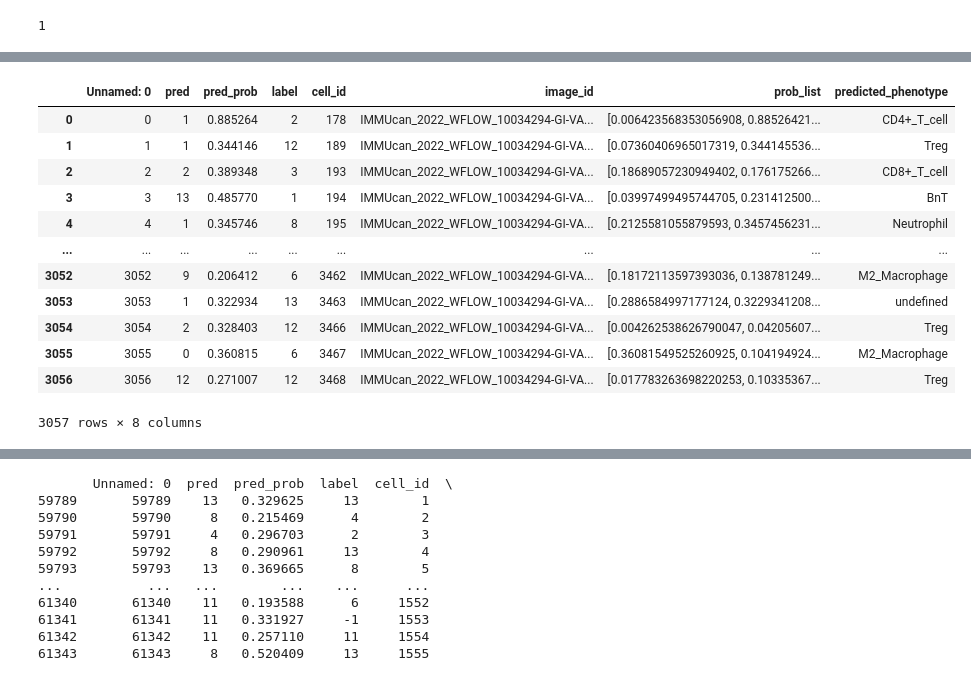
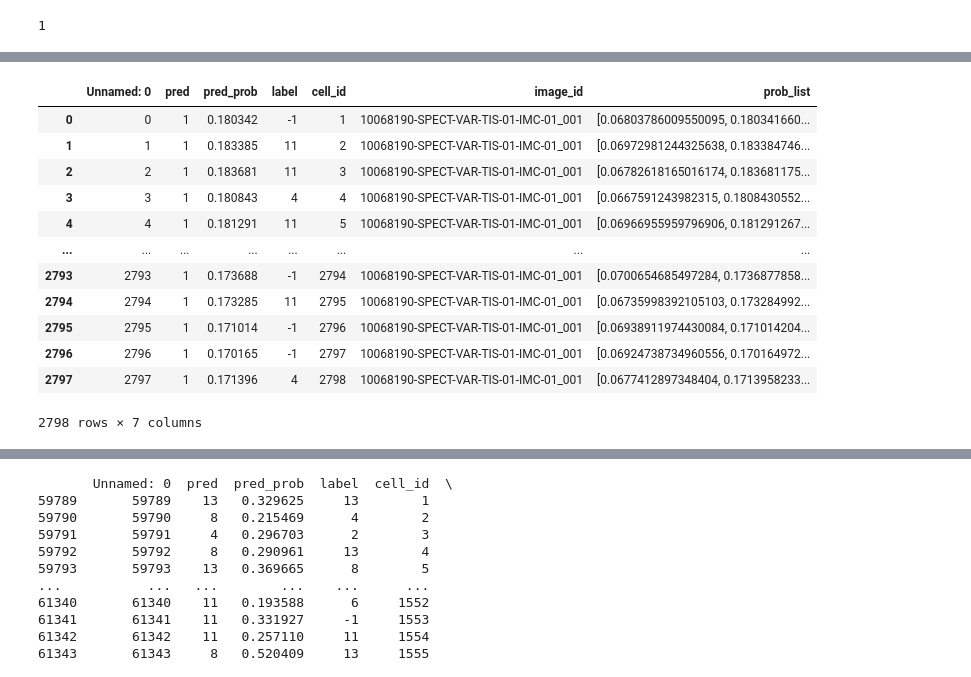
Before and after one commit to SchapiroLabor/CellSighter, a Jupyter notebook: check_results.ipynb, the cells around one changed output, grey strips where cells are left out. Saved outputs shown, nothing was run; the diff lists cells and outputs as text; code cells hidden in the pictures.

```diff
--- a/check_results.ipynb
+++ b/check_results.ipynb
@@ -5,5 +5,5 @@ from sklearn.metrics import classification_report, confusion_matrix, ConfusionMa
 import json
 import tifffile as tiff
 # %%
-val = pd.read_csv("/Users/lukashat/Documents/PhD_Schapiro/Projects/phenotype_benchmark/cellsighter/results_IMMUcan/test_results_fold_0.csv")
+val = pd.read_csv("/Users/lukashat/Documents/PhD_Schapiro/Projects/phenotype_benchmark/cellsighter/results_IMMUcan/test_results_fold_0_test_set.csv")
 df = pd.read_csv("/Users/lukashat/Documents/PhD_Schapiro/Projects/phenotype_benchmark/datasets/IMMUcan_quantification.csv")
@@ -50,16 +92,16 @@ val
 # %%
-val[val['image_id'] =='IMMUcan_2022_WFLOW_10034294-GI-VAR-TIS-UNST-03_004']
+val[val['image_id'] =='10068190-SPECT-VAR-TIS-01-IMC-01_001']
 # %% [output]
-|  | Unnamed: 0 | pred | pred_prob | label | cell_id | image_id | prob_list | predicted_phenotype |
-| 0 | 0 | 1 | 0.885264 | 2 | 178 | IMMUcan_2022_WFLOW_10034294-GI-VA... | [0.006423568353056908, 0.88526421... | CD4+_T_cell |
-| 1 | 1 | 1 | 0.344146 | 12 | 189 | IMMUcan_2022_WFLOW_10034294-GI-VA... | [0.07360406965017319, 0.344145536... | Treg |
-| 2 | 2 | 2 | 0.389348 | 3 | 193 | IMMUcan_2022_WFLOW_10034294-GI-VA... | [0.18689057230949402, 0.176175266... | CD8+_T_cell |
-| 3 | 3 | 13 | 0.485770 | 1 | 194 | IMMUcan_2022_WFLOW_10034294-GI-VA... | [0.03997499495744705, 0.231412500... | BnT |
-| 4 | 4 | 1 | 0.345746 | 8 | 195 | IMMUcan_2022_WFLOW_10034294-GI-VA... | [0.2125581055879593, 0.3457456231... | Neutrophil |
-| ... | ... | ... | ... | ... | ... | ... | ... | ... |
-| 3052 | 3052 | 9 | 0.206412 | 6 | 3462 | IMMUcan_2022_WFLOW_10034294-GI-VA... | [0.18172113597393036, 0.138781249... | M2_Macrophage |
-| 3053 | 3053 | 1 | 0.322934 | 13 | 3463 | IMMUcan_2022_WFLOW_10034294-GI-VA... | [0.2886584997177124, 0.3229341208... | undefined |
-| 3054 | 3054 | 2 | 0.328403 | 12 | 3466 | IMMUcan_2022_WFLOW_10034294-GI-VA... | [0.004262538626790047, 0.04205607... | Treg |
-| 3055 | 3055 | 0 | 0.360815 | 6 | 3467 | IMMUcan_2022_WFLOW_10034294-GI-VA... | [0.36081549525260925, 0.104194924... | M2_Macrophage |
-| 3056 | 3056 | 12 | 0.271007 | 12 | 3468 | IMMUcan_2022_WFLOW_10034294-GI-VA... | [0.017783263698220253, 0.10335367... | Treg |
+|  | Unnamed: 0 | pred | pred_prob | label | cell_id | image_id | prob_list |
+| 0 | 0 | 1 | 0.180342 | -1 | 1 | 10068190-SPECT-VAR-TIS-01-IMC-01_001 | [0.06803786009550095, 0.180341660... |
+| 1 | 1 | 1 | 0.183385 | 11 | 2 | 10068190-SPECT-VAR-TIS-01-IMC-01_001 | [0.06972981244325638, 0.183384746... |
+| 2 | 2 | 1 | 0.183681 | 11 | 3 | 10068190-SPECT-VAR-TIS-01-IMC-01_001 | [0.06782618165016174, 0.183681175... |
+| 3 | 3 | 1 | 0.180843 | 4 | 4 | 10068190-SPECT-VAR-TIS-01-IMC-01_001 | [0.0667591243982315, 0.1808430552... |
+| 4 | 4 | 1 | 0.181291 | 11 | 5 | 10068190-SPECT-VAR-TIS-01-IMC-01_001 | [0.06966955959796906, 0.181291267... |
+| ... | ... | ... | ... | ... | ... | ... | ... |
+| 2793 | 2793 | 1 | 0.173688 | -1 | 2794 | 10068190-SPECT-VAR-TIS-01-IMC-01_001 | [0.0700654685497284, 0.1736877858... |
+| 2794 | 2794 | 1 | 0.173285 | 11 | 2795 | 10068190-SPECT-VAR-TIS-01-IMC-01_001 | [0.06735998392105103, 0.173284992... |
+| 2795 | 2795 | 1 | 0.171014 | -1 | 2796 | 10068190-SPECT-VAR-TIS-01-IMC-01_001 | [0.06938911974430084, 0.171014204... |
+| 2796 | 2796 | 1 | 0.170165 | -1 | 2797 | 10068190-SPECT-VAR-TIS-01-IMC-01_001 | [0.06924738734960556, 0.170164972... |
+| 2797 | 2797 | 1 | 0.171396 | 4 | 2798 | 10068190-SPECT-VAR-TIS-01-IMC-01_001 | [0.0677412897348404, 0.1713958233... |
-3057 rows × 8 columns
+2798 rows × 7 columns
```
Also changed, not shown: parts of 16 cells of this notebook, 1 other file.
